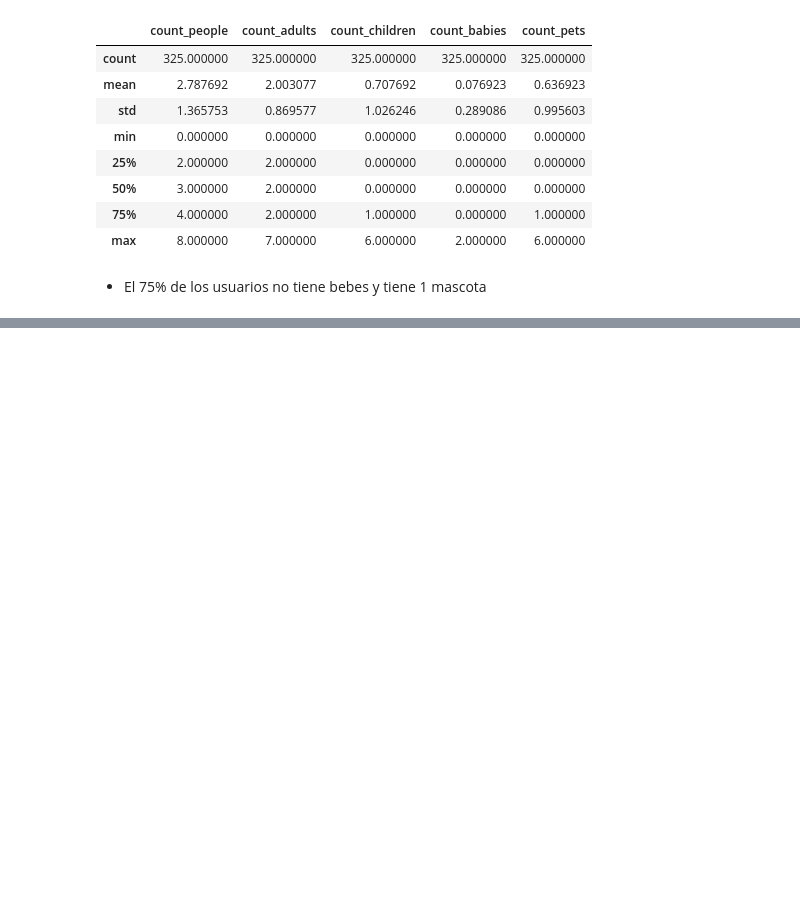
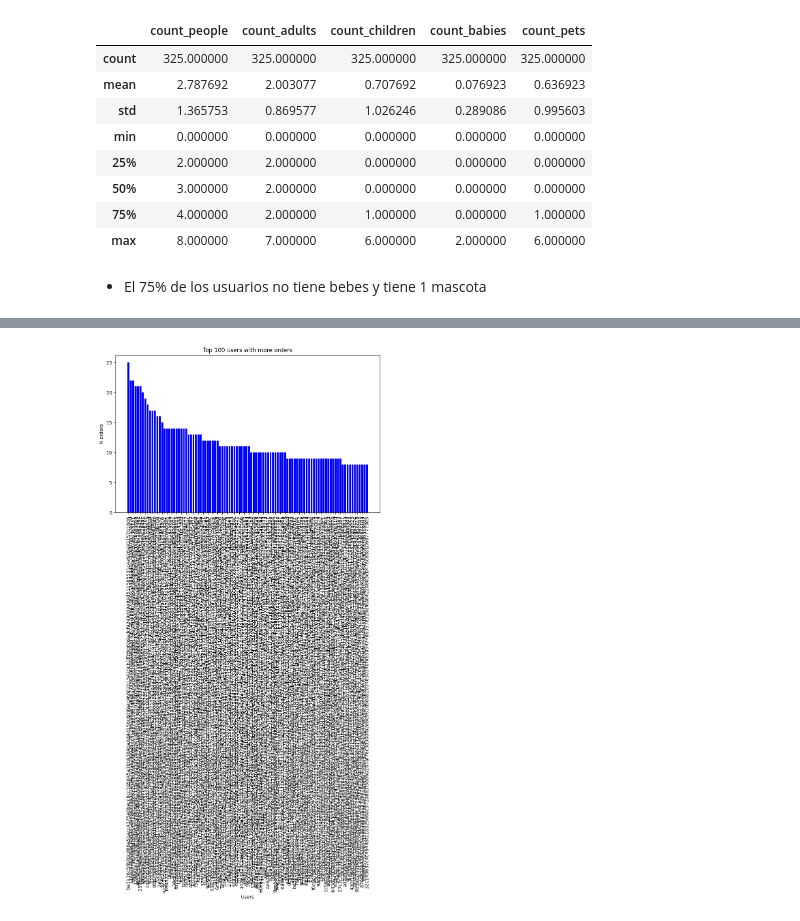
Before and after one commit to pamalo9/zrive-ds, a Jupyter notebook: src/module_2/EDA.ipynb, the cells around one changed output, grey strips where cells are left out. Cells and saved outputs as stored; diff of their text form; code cells hidden in the pictures; blank space fills up the shorter version.

Commit message:
Analisis regulars y orders

```diff
--- a/src/module_2/EDA.ipynb
+++ b/src/module_2/EDA.ipynb
@@ -142,0 +168,17 @@ users.describe()
+# %%
+# Count orders by user
+orders_by_user = orders['user_id'].value_counts()
+
+#users with more orders
+top_10_users = orders_by_user.head(100)
+
+# Crea el gráfico de barras
+plt.figure(figsize=(10, 6))
+plt.bar(top_10_users.index, top_10_users.values, color='blue')
+plt.xlabel('Users')
+plt.ylabel('N orders')
+plt.title('Top 100 users with more orders')
+plt.xticks(rotation=90)  # Para rotar las etiquetas del eje x
+plt.show()
+# %% [output]
+[figure, added]
```
Also changed, not shown: parts of 10 cells of this notebook.
